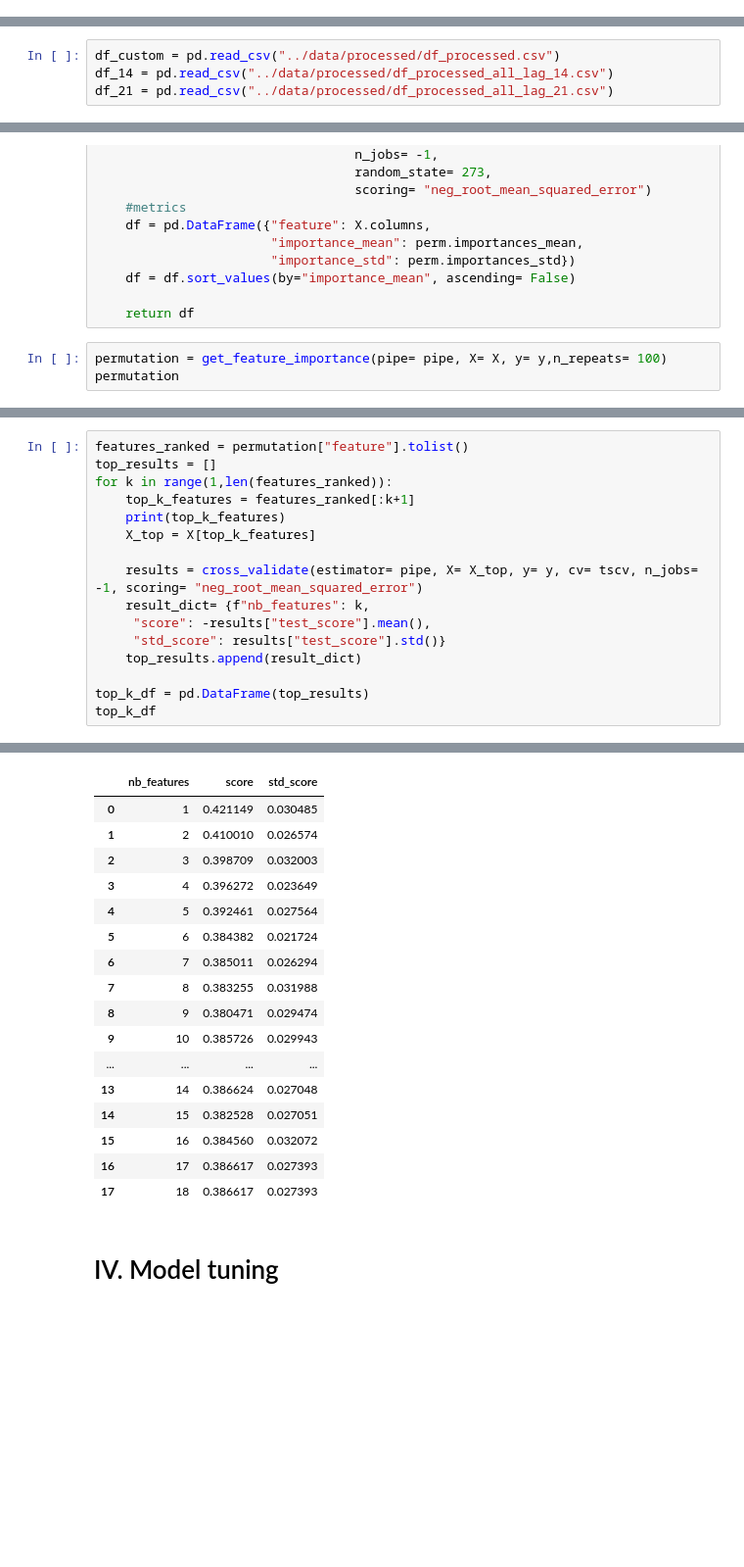
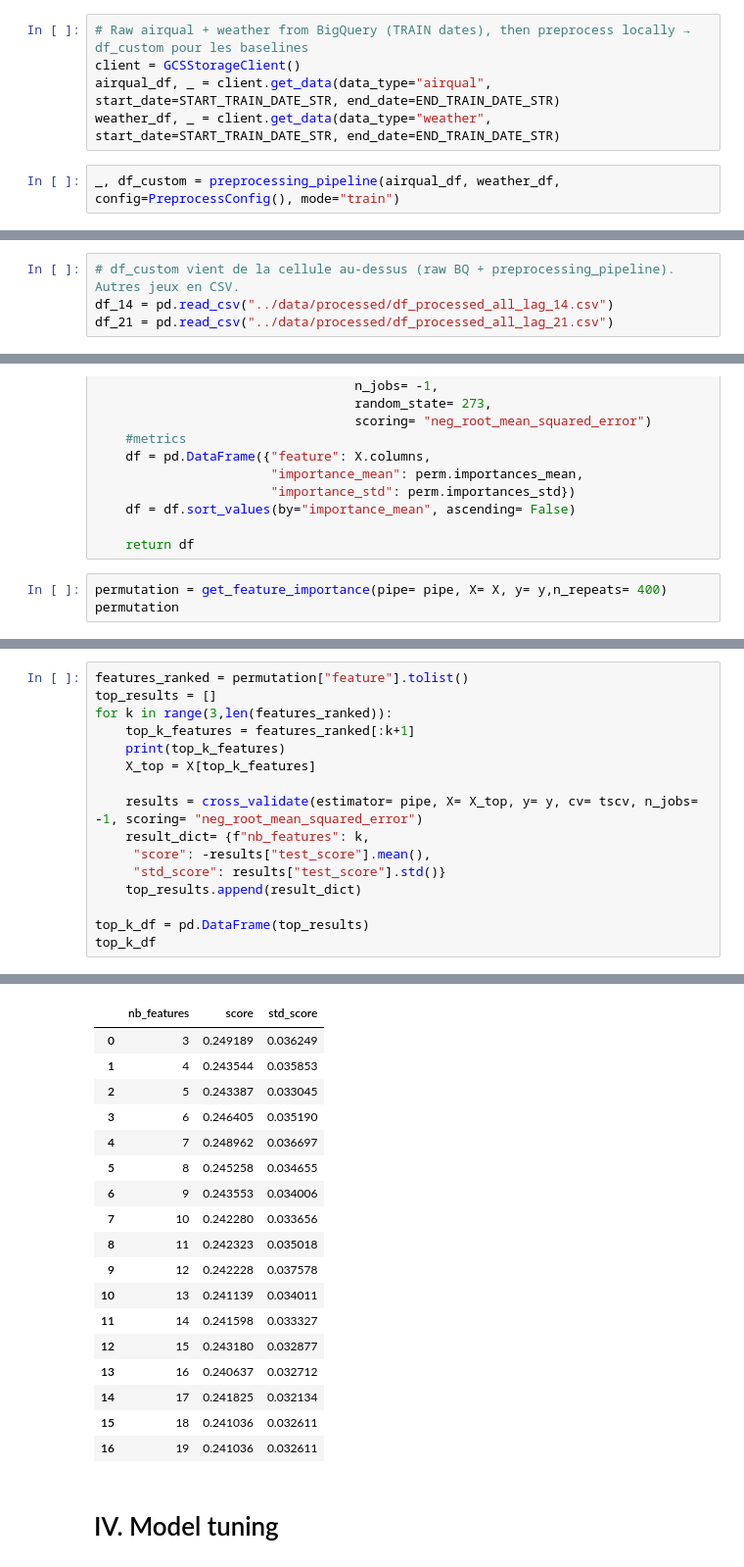
Before and after one commit to PabloRougerie/breathe_project, a Jupyter notebook: notebooks/model.ipynb, the cells around one changed output, grey strips where cells are left out. Shown at 98% size. Cells and saved outputs as stored; diff of their text form; blank space fills up the shorter version.

```diff
--- a/notebooks/model.ipynb
+++ b/notebooks/model.ipynb
@@ -54,0 +52,7 @@ The autoreload extension is already loaded. To reload it, use:
+# %%
+# Raw airqual + weather from BigQuery (TRAIN dates), then preprocess locally → df_custom pour les baselines
+client = GCSStorageClient()
+airqual_df, _ = client.get_data(data_type="airqual", start_date=START_TRAIN_DATE_STR, end_date=END_TRAIN_DATE_STR)
+weather_df, _ = client.get_data(data_type="weather", start_date=START_TRAIN_DATE_STR, end_date=END_TRAIN_DATE_STR)
+# %%
+_, df_custom = preprocessing_pipeline(airqual_df, weather_df, config=PreprocessConfig(), mode="train")
@@ -55,4 +71,4 @@ The autoreload extension is already loaded. To reload it, use:
 # %%
-df_custom = pd.read_csv("../data/processed/df_processed.csv")
+# df_custom vient de la cellule au-dessus (raw BQ + preprocessing_pipeline). Autres jeux en CSV.
 df_14 = pd.read_csv("../data/processed/df_processed_all_lag_14.csv")
 df_21 = pd.read_csv("../data/processed/df_processed_all_lag_21.csv")
@@ -531,7 +578,7 @@ def get_feature_importance(pipe, X, y, n_repeats= 400):
 
     return df
 # %%
-permutation = get_feature_importance(pipe= pipe, X= X, y= y,n_repeats= 100)
+permutation = get_feature_importance(pipe= pipe, X= X, y= y,n_repeats= 400)
 permutation
 # %% [output]
 ⚙️ testing permutation...
@@ -555,7 +610,7 @@ permutation
 # %%
 features_ranked = permutation["feature"].tolist()
 top_results = []
-for k in range(1,len(features_ranked)):
+for k in range(3,len(features_ranked)):
     top_k_features = features_ranked[:k+1]
     print(top_k_features)
     X_top = X[top_k_features]
@@ -590,20 +644,21 @@ top_k_df
 |  | nb_features | score | std_score |
-| 0 | 1 | 0.421149 | 0.030485 |
-| 1 | 2 | 0.410010 | 0.026574 |
-| 2 | 3 | 0.398709 | 0.032003 |
-| 3 | 4 | 0.396272 | 0.023649 |
-| 4 | 5 | 0.392461 | 0.027564 |
-| 5 | 6 | 0.384382 | 0.021724 |
-| 6 | 7 | 0.385011 | 0.026294 |
-| 7 | 8 | 0.383255 | 0.031988 |
-| 8 | 9 | 0.380471 | 0.029474 |
-| 9 | 10 | 0.385726 | 0.029943 |
-| ... | ... | ... | ... |
-| 13 | 14 | 0.386624 | 0.027048 |
-| 14 | 15 | 0.382528 | 0.027051 |
-| 15 | 16 | 0.384560 | 0.032072 |
-| 16 | 17 | 0.386617 | 0.027393 |
-| 17 | 18 | 0.386617 | 0.027393 |
+| 0 | 3 | 0.249189 | 0.036249 |
+| 1 | 4 | 0.243544 | 0.035853 |
+| 2 | 5 | 0.243387 | 0.033045 |
+| 3 | 6 | 0.246405 | 0.035190 |
+| 4 | 7 | 0.248962 | 0.036697 |
+| 5 | 8 | 0.245258 | 0.034655 |
+| 6 | 9 | 0.243553 | 0.034006 |
+| 7 | 10 | 0.242280 | 0.033656 |
+| 8 | 11 | 0.242323 | 0.035018 |
+| 9 | 12 | 0.242228 | 0.037578 |
+| 10 | 13 | 0.241139 | 0.034011 |
+| 11 | 14 | 0.241598 | 0.033327 |
+| 12 | 15 | 0.243180 | 0.032877 |
+| 13 | 16 | 0.240637 | 0.032712 |
+| 14 | 17 | 0.241825 | 0.032134 |
+| 15 | 18 | 0.241036 | 0.032611 |
+| 16 | 19 | 0.241036 | 0.032611 |
 # %% [markdown]
 # IV. Model tuning
 # %%
```
Also changed, not shown: parts of 14 cells of this notebook.
